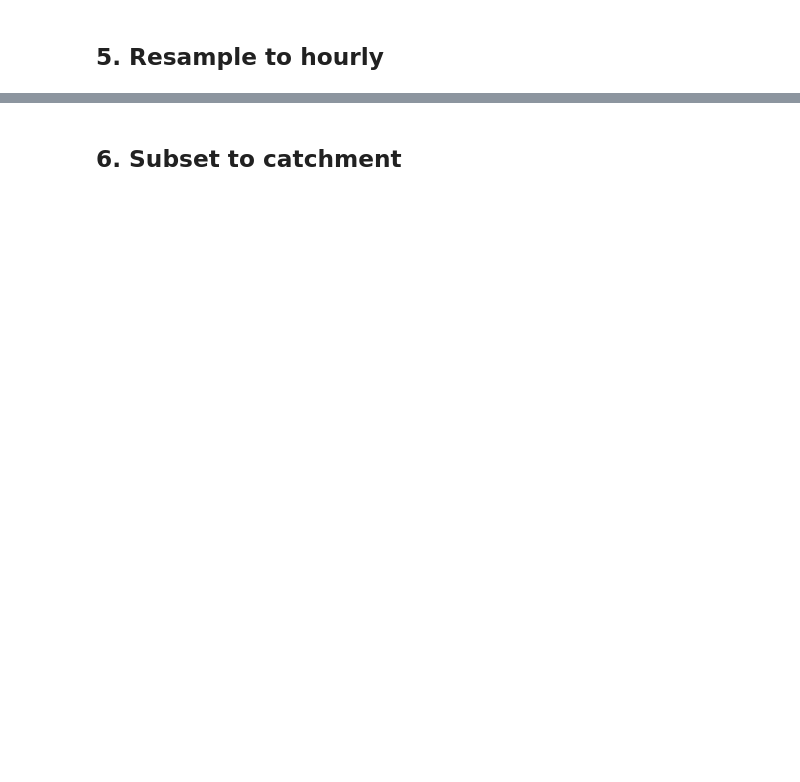
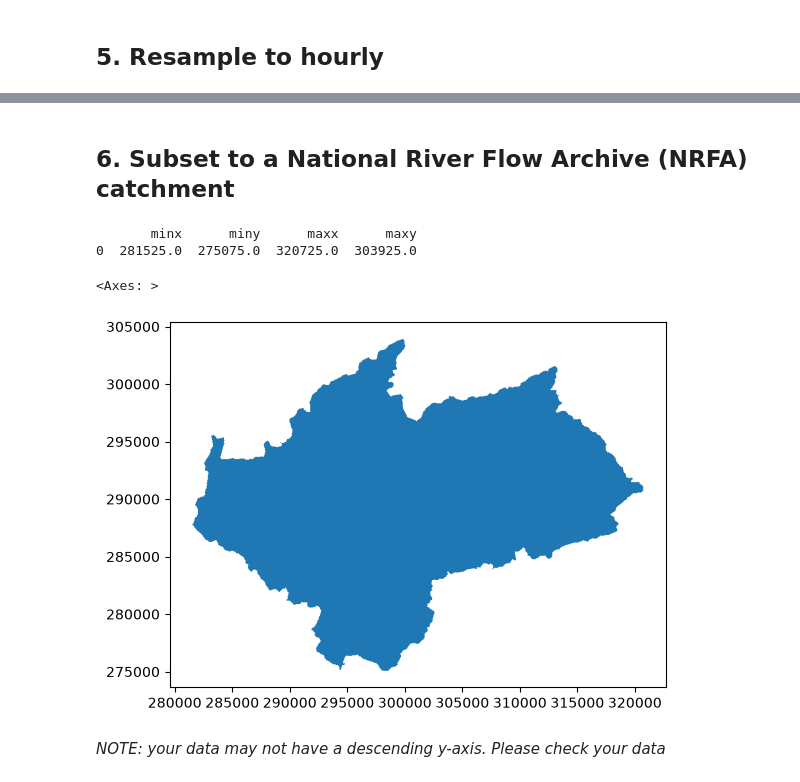
Before and after one commit to Thomasjkeel/access-UK-radar-data, a Jupyter notebook: from_CEDA/read_NIMROD_data_from_CEDA.ipynb, the cells around one changed output, grey strips where cells are left out. Saved outputs shown, nothing was run; the diff lists cells and outputs as text; code cells hidden in the pictures; blank space fills up the shorter version.

```diff
--- a/from_CEDA/read_NIMROD_data_from_CEDA.ipynb
+++ b/from_CEDA/read_NIMROD_data_from_CEDA.ipynb
@@ -208,4 +257,4 @@ one_day_nimrod_clip_hourly.isel(time=10)['rainfall_rate'].plot()
 # %%
 # one_day_nimrod_clip_hourly.to_netcdf(f'nimrod_data/nimrod_hourly_resample_{DATE_TO_USE}.nc')
 # %% [markdown]
-## 6. Subset to catchment
+## 6. Subset to a National River Flow Archive (NRFA) catchment
@@ -211,0 +284,14 @@ one_day_nimrod_clip_hourly.isel(time=10)['rainfall_rate'].plot()
+# %%
+# Read in catchment boundary
+nrfa_shp = gpd.read_file("../spatial_data/NRFA_catchments/nrfa_54014/NRFA_catchments.shp")
+print(nrfa_shp.bounds)
+# %% [output]
+       minx      miny      maxx      maxy
+0  281525.0  275075.0  320725.0  303925.0
+# %%
+nrfa_shp.plot()
+# %% [output]
+<Axes: >
+[figure, added]
+# %% [markdown]
+*NOTE: your data may not have a descending y-axis. Please check your data*
```
Also changed, not shown: parts of 15 cells of this notebook, 15 other files.
